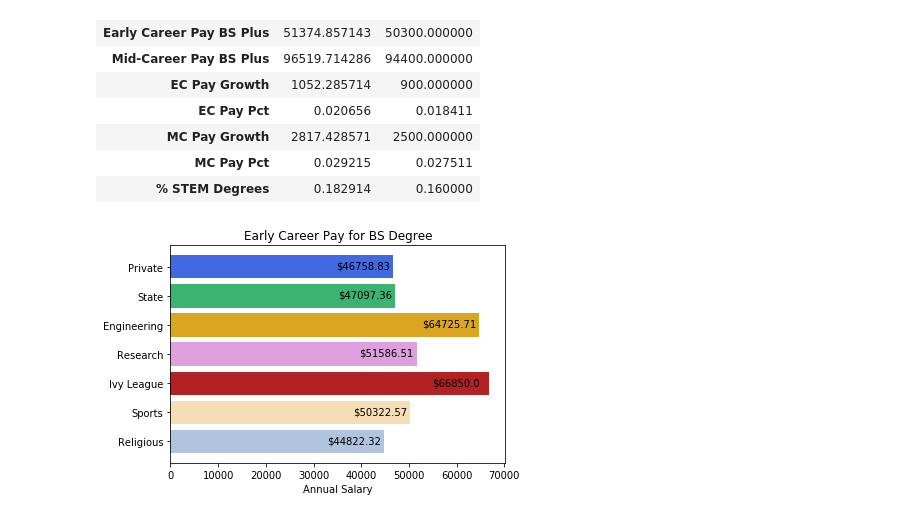
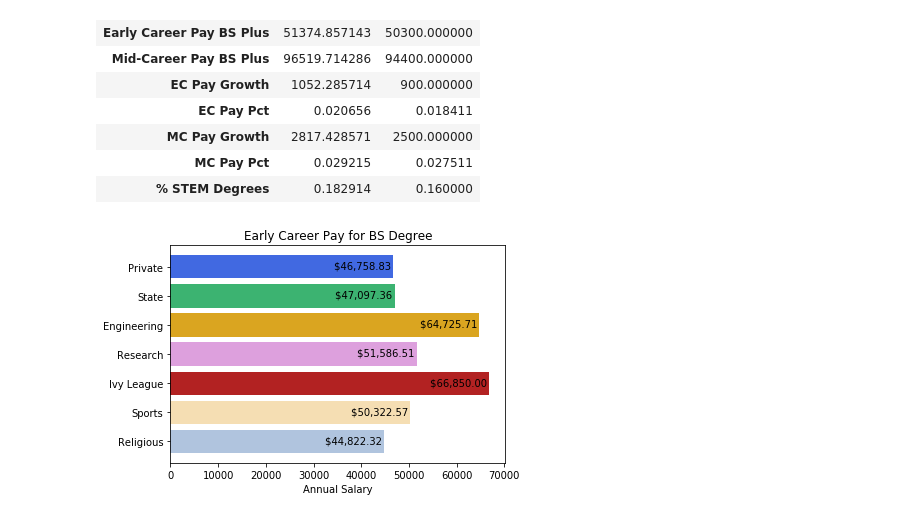
Before and after one commit to rohitrao1/Analysis-of-Higher-Education, a Jupyter notebook: ABComp.ipynb, the cells around one changed output. Saved outputs shown, nothing was run; the diff lists cells and outputs as text; code cells hidden in the pictures.

Commit message:
Add files via upload
20180922 - Added in charts for Early/Mid Career Pay for BS Plus degrees.

```diff
--- a/ABComp.ipynb
+++ b/ABComp.ipynb
@@ -342,17 +342,20 @@ type_pmcp = dfsToY(type_dfs, "Mean", "Mid-Career Pay BS Plus")
 # %%
 # Early Career Pay Comparisons
 ecp_bar = plt.barh(x, type_ecp, tick_label=type_lbls, color=type_clrs)
 
 # Add general plot labels
 plt.title("Early Career Pay for BS Degree")
 plt.xlabel("Annual Salary")
 
 # Add value labels
 for i in ecp_bar.patches:
     w = i.get_width()
-    plt.text(w-12000, i.get_y()+.47, ("$"+str(round((w), 2))), fontsize=10, color="black")
+    plt.text(w-12500, i.get_y()+.47, ("${:,.2f} ".format(w)), fontsize=10, color="black")
 
 # Invert display order
 plt.gca().invert_yaxis()
+
+# Save and display results
+plt.savefig("EarlyCareerPayBSOnly.png", bbox_inches="tight")
 # %% [output]
-[figure, old version]
+[figure, new version]
```
Also changed, not shown: parts of 3 cells of this notebook, 4 other files.
